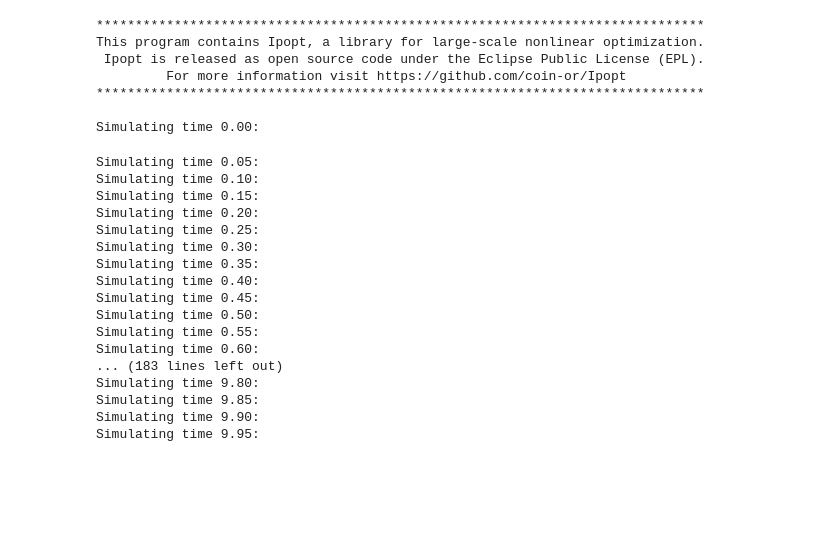
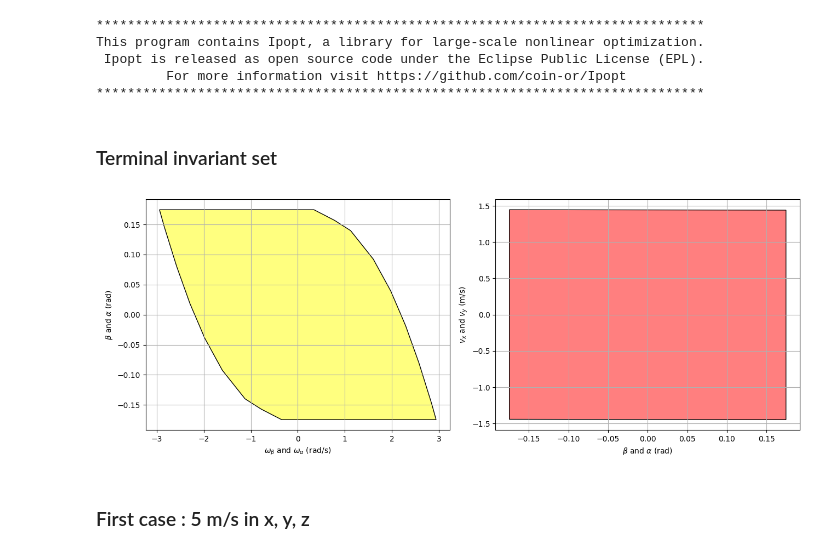
Before and after one commit to killian-baillifard/MPC-Course-EPFL, a Jupyter notebook: project/Deliverable_3_1/Deliverable_3_1.ipynb, the cells around one changed output. Cells and saved outputs as stored; diff of their text form; code cells hidden in the pictures; blank space fills up the shorter version.

Commit message:
Created figures for delivrables 3.1

```diff
--- a/project/Deliverable_3_1/Deliverable_3_1.ipynb
+++ b/project/Deliverable_3_1/Deliverable_3_1.ipynb
@@ -21,51 +18,42 @@ rocket_params_path = os.path.join(parent_dir, "rocket.yaml")
 from src.rocket import Rocket
 from Deliverable_3_1.MPCVelControl import MPCVelControl
 import numpy as np
+from src.vel_rocket_vis import RocketVis
+import matplotlib.pyplot as plt
 
 # Rocket
 Ts = 1.0 / 20.0
 rocket = Rocket(Ts=Ts, model_params_filepath=rocket_params_path)
-H = 2.5
+H = 3.0
 mpc = MPCVelControl().new_controller(rocket, Ts, H)
-
-# Initial state
-t0 = 0.0
-x0 = np.array([
-    0.0, 0.0, 0.0,	# omega
-    0.0, 0.0, np.pi * 40.0 / 180.0,	# r
-    5.0, 5.0, 5.0,	# v
-    0.0, 0.0, 0.0	# p
-])
-u0 = np.array([0.0, 0.0, 40.0, 0.0])
-
-# Closed loop simulation
-sim_time = 10.0
-t_cl, x_cl, u_cl, t_ol, x_ol, u_ol, _ = rocket.simulate_control(
-    mpc, sim_time, H, x0, method="linear"
-)
 # %% [output]
 ******************************************************************************
 This program contains Ipopt, a library for large-scale nonlinear optimization.
  Ipopt is released as open source code under the Eclipse Public License (EPL).
          For more information visit https://github.com/coin-or/Ipopt
 ******************************************************************************
-
-Simulating time 0.00:
-Simulating time 0.05:
-Simulating time 0.10:
-Simulating time 0.15:
-Simulating time 0.20:
-Simulating time 0.25:
-Simulating time 0.30:
-Simulating time 0.35:
-Simulating time 0.40:
-Simulating time 0.45:
-Simulating time 0.50:
-Simulating time 0.55:
-Simulating time 0.60:
-... (183 lines left out)
-Simulating time 9.80:
-Simulating time 9.85:
-Simulating time 9.90:
-Simulating time 9.95:
+# %% [markdown]
+### Terminal invariant set
+# %%
+plt.close('all')
+plt.figure('Terminal invariant set for x and y subsystems', (13, 5))
+
+ax = plt.subplot(121)
+mpc.mpc_x.O_inf.projection((0, 1)).plot(ax, color='yellow', opacity=0.5)
+plt.xlabel(r'$\omega_\beta$ and $\omega_\alpha$ (rad/s)')
+plt.ylabel(r'$\beta$ and $\alpha$ (rad)')
+plt.grid()
+
+ax = plt.subplot(122)
+mpc.mpc_x.O_inf.projection((1, 2)).plot(ax, color='red', opacity=0.5)
+plt.xlabel(r'$\beta$ and $\alpha$ (rad)')
+plt.ylabel(r'$v_x$ and $v_y$ (m/s)')
+plt.grid()
+
+plt.tight_layout()
+plt.show()
+# %% [output]
+[figure, added]
+# %% [markdown]
+### First case : 5 m/s in x, y, z
 # %%
```
Also changed, not shown: parts of 8 cells of this notebook, 11 other files.
